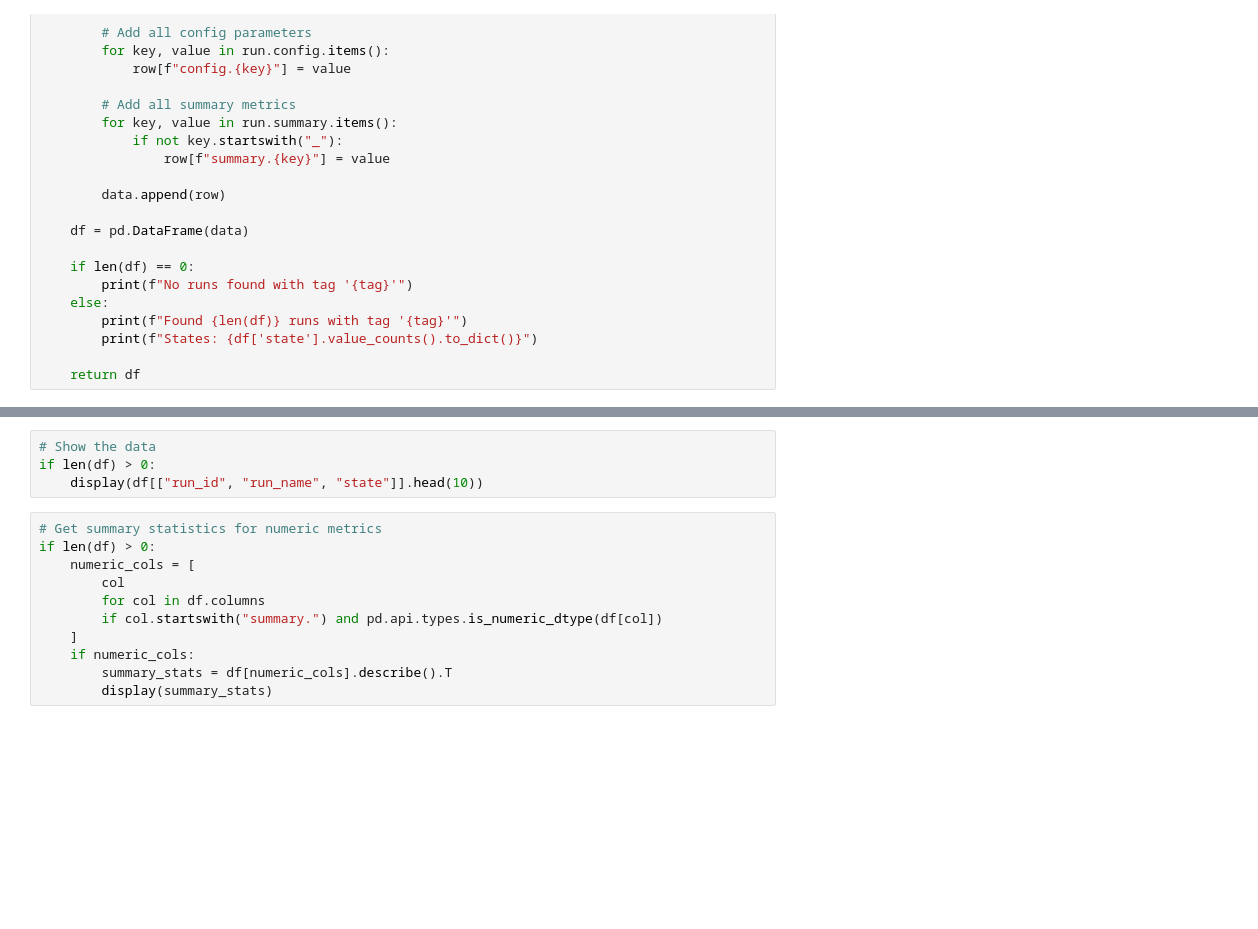
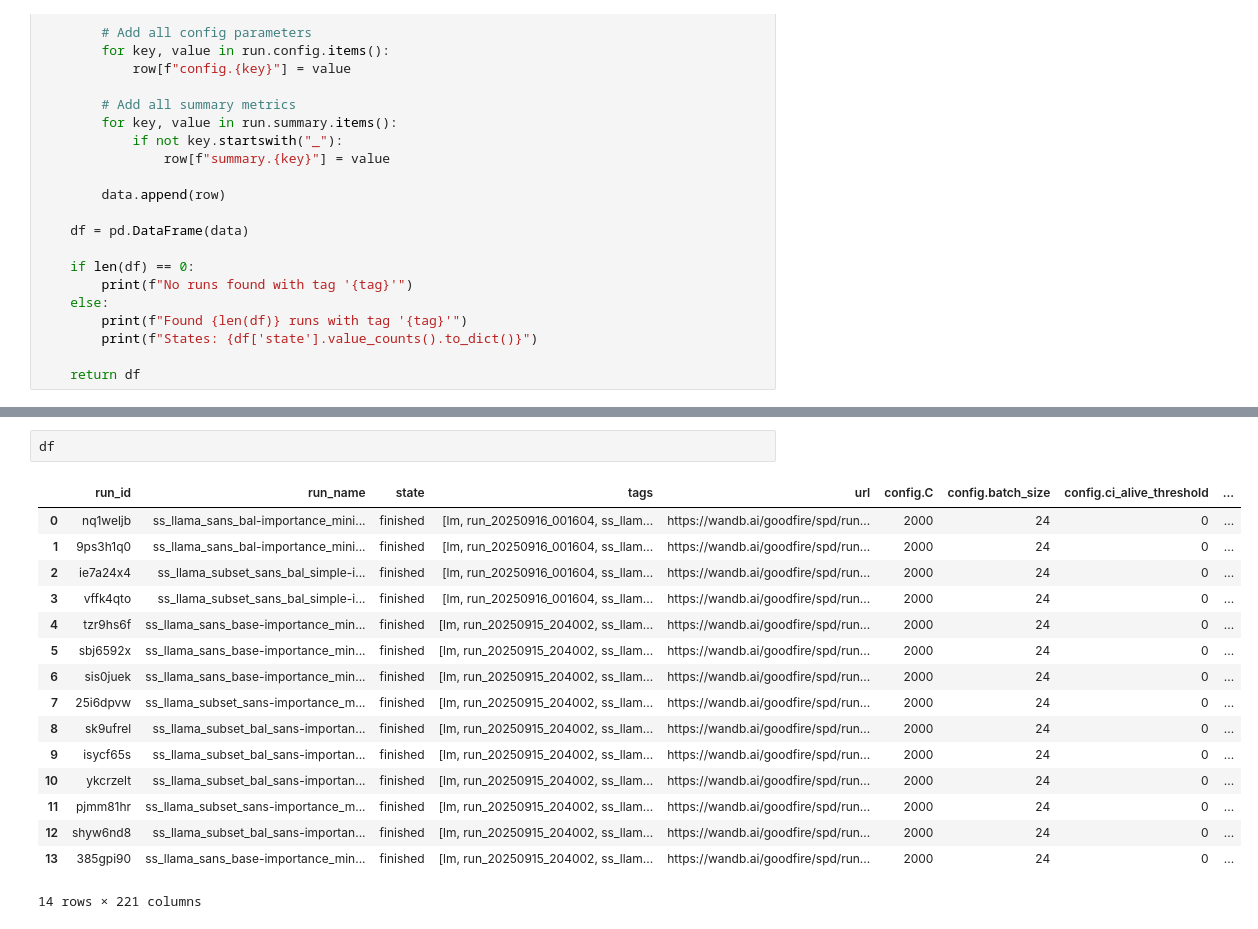
Before and after one commit to goodfire-ai/spd, a Jupyter notebook: spd/nathu_notebooks/plot_sweeps.ipynb, the cells around one changed output, grey strips where cells are left out. Drawn from its saved outputs; the diff is of its cells as text; blank space fills up the shorter version.

```diff
--- a/spd/nathu_notebooks/plot_sweeps.ipynb
+++ b/spd/nathu_notebooks/plot_sweeps.ipynb
@@ -53,15 +67,19 @@ df = get_runs_by_tag(
-# %%
-# Show the data
-if len(df) > 0:
-    display(df[["run_id", "run_name", "state"]].head(10))
-# %%
-# Get summary statistics for numeric metrics
-if len(df) > 0:
-    numeric_cols = [
-        col
-        for col in df.columns
-        if col.startswith("summary.") and pd.api.types.is_numeric_dtype(df[col])
-    ]
-    if numeric_cols:
-        summary_stats = df[numeric_cols].describe().T
-        display(summary_stats)
+# %%
+df
+# %% [output]
+|  | run_id | run_name | state | tags | url | config.C | config.batch_size | config.ci_alive_threshold | ... |
+| 0 | nq1weljb | ss_llama_sans_bal-importance_mini... | finished | [lm, run_20250916_001604, ss_llam... | https://wandb.ai/goodfire/spd/run... | 2000 | 24 | 0 | ... |
+| 1 | 9ps3h1q0 | ss_llama_sans_bal-importance_mini... | finished | [lm, run_20250916_001604, ss_llam... | https://wandb.ai/goodfire/spd/run... | 2000 | 24 | 0 | ... |
+| 2 | ie7a24x4 | ss_llama_subset_sans_bal_simple-i... | finished | [lm, run_20250916_001604, ss_llam... | https://wandb.ai/goodfire/spd/run... | 2000 | 24 | 0 | ... |
+| 3 | vffk4qto | ss_llama_subset_sans_bal_simple-i... | finished | [lm, run_20250916_001604, ss_llam... | https://wandb.ai/goodfire/spd/run... | 2000 | 24 | 0 | ... |
+| 4 | tzr9hs6f | ss_llama_sans_base-importance_min... | finished | [lm, run_20250915_204002, ss_llam... | https://wandb.ai/goodfire/spd/run... | 2000 | 24 | 0 | ... |
+| 5 | sbj6592x | ss_llama_sans_base-importance_min... | finished | [lm, run_20250915_204002, ss_llam... | https://wandb.ai/goodfire/spd/run... | 2000 | 24 | 0 | ... |
+| 6 | sis0juek | ss_llama_sans_base-importance_min... | finished | [lm, run_20250915_204002, ss_llam... | https://wandb.ai/goodfire/spd/run... | 2000 | 24 | 0 | ... |
+| 7 | 25i6dpvw | ss_llama_subset_sans-importance_m... | finished | [lm, run_20250915_204002, ss_llam... | https://wandb.ai/goodfire/spd/run... | 2000 | 24 | 0 | ... |
+| 8 | sk9ufrel | ss_llama_subset_bal_sans-importan... | finished | [lm, run_20250915_204002, ss_llam... | https://wandb.ai/goodfire/spd/run... | 2000 | 24 | 0 | ... |
+| 9 | isycf65s | ss_llama_subset_bal_sans-importan... | finished | [lm, run_20250915_204002, ss_llam... | https://wandb.ai/goodfire/spd/run... | 2000 | 24 | 0 | ... |
+| 10 | ykcrzelt | ss_llama_subset_bal_sans-importan... | finished | [lm, run_20250915_204002, ss_llam... | https://wandb.ai/goodfire/spd/run... | 2000 | 24 | 0 | ... |
+| 11 | pjmm81hr | ss_llama_subset_sans-importance_m... | finished | [lm, run_20250915_204002, ss_llam... | https://wandb.ai/goodfire/spd/run... | 2000 | 24 | 0 | ... |
+| 12 | shyw6nd8 | ss_llama_subset_bal_sans-importan... | finished | [lm, run_20250915_204002, ss_llam... | https://wandb.ai/goodfire/spd/run... | 2000 | 24 | 0 | ... |
+| 13 | 385gpi90 | ss_llama_sans_base-importance_min... | finished | [lm, run_20250915_204002, ss_llam... | https://wandb.ai/goodfire/spd/run... | 2000 | 24 | 0 | ... |
+14 rows × 221 columns
```
Also changed, not shown: parts of 8 cells of this notebook.
